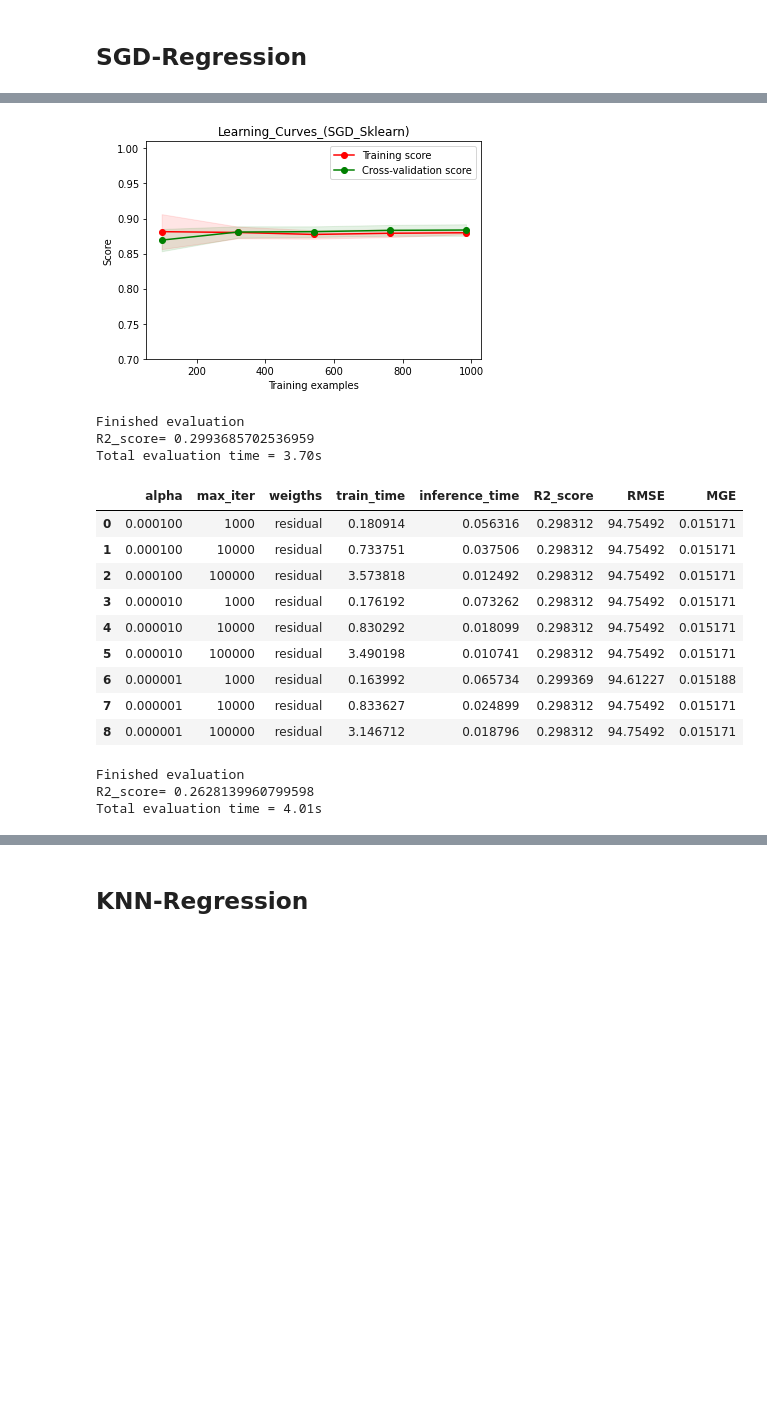
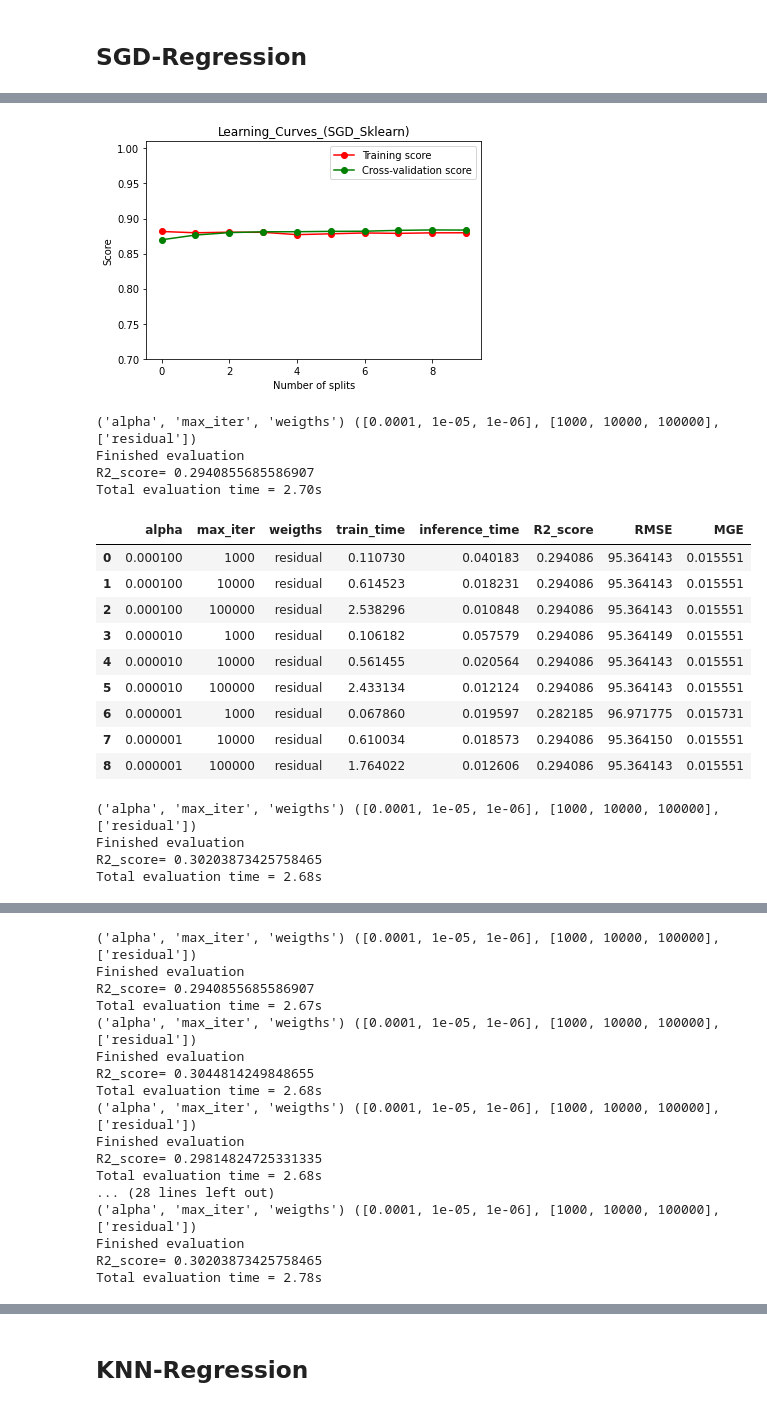
Before and after one commit to hitimr/ML_2020, a Jupyter notebook: Ex2/Moneyball/moneyball_exploration.ipynb, the cells around one changed output, grey strips where cells are left out. Cells and saved outputs as stored; diff of their text form; code cells hidden in the pictures; blank space fills up the shorter version.

```diff
--- a/Ex2/Moneyball/moneyball_exploration.ipynb
+++ b/Ex2/Moneyball/moneyball_exploration.ipynb
@@ -329,19 +404,25 @@ MODEL = SGDRegressor
 NAME = "SGD"
 PATH = "out/"+NAME+"/"
 params = {"alpha" : [0.0001]}
+n_splits = 10
 
-modeltrainer = ModelTrainer(MODEL, params, X, Y, f_eval=r2_score, Varerror=mean_gamma_deviance, Error="MGE")
+modeltrainer = ModelTrainer(MODEL, params, X, Y, Varerror=mean_gamma_deviance, Error="MGE")
 ########### train with TrainTestSplit  ###################
-modeltrainer.TTSplit(perc = 0.3)
-#modeltrainer.CV_fold(k = 6)
+modeltrainer.TTSplit(perc = 0.4)
 modeltrainer.train()
 res = modeltrainer.result
 display(res)
 
 
 ########### k-Fold Cross validation  ###################
-modeltrainer.CV_fold(k = 6)
+modeltrainer.CV_fold(k = n_splits, test_size = 0.4, random_state = 42)
 modeltrainer.train()
 res = modeltrainer.result
 display(res)
+
+########### shuffle_Cross validation  ###################
+score_list_SGD = modeltrainer.CV_shuffle_split(k = n_splits, test_size = 0.4, random_state = 42)
+modeltrainer.train()
+res = modeltrainer.result
+display(res)
 # %% [output]
@@ -358,52 +460,60 @@ Total evaluation time = 0.21s
 # %%
 plt.figure()
 plt.grid()
-
 title = "Learning_Curves_(SGD_Sklearn)"
 # Cross validation with 100 iterations to get smoother mean test and train
 # score curves, each time with 20% data randomly selected as a validation set.
-cv = ShuffleSplit(n_splits=10, test_size=0.2, random_state=0)
+cv = ShuffleSplit(n_splits=n_splits, test_size=0.2, random_state=0)
 
 estimator = SGDRegressor()
-plot_learning_curve(estimator, title, X, Y, ylim=(0.7, 1.01), cv=cv, n_jobs=4)
+plot_learning_curve(estimator, title, X, Y, ylim=(0.7, 1.01), cv=cv, n_jobs=4,train_sizes=np.linspace(.1, 1.0, n_splits))
 plt.savefig(PATH+title)
 plt.show()
 # %% [output]
-[figure, old version]
+[figure, new version]
 # %%
 MODEL = LinearRegression
 params = {"alpha" : [0.0001,0.00001, 0.000001],
          "max_iter": [1000,10000,100000],
          "weigths": ["residual"]}
 
-modeltrainer = ModelTrainer(MODEL, params, X, Y, f_eval=r2_score, Varerror=mean_gamma_deviance, Error="MGE")
+
+modeltrainer = ModelTrainer(MODEL, params, X, Y, Varerror=mean_gamma_deviance, Error="MGE")
 ########### train with TrainTestSplit  ###################
-modeltrainer.TTSplit(perc = 0.3)
+modeltrainer.TTSplit(perc = 0.4)
 modeltrainer.train()
 res = modeltrainer.result
 display(res)
 
 
 ########### k-Fold Cross validation  ###################
-modeltrainer.CV_fold(k = 6)
+modeltrainer.CV_fold(k = n_splits, test_size = 0.4, random_state = 42)
 modeltrainer.train()
 res = modeltrainer.result
 display(res)
+
+########### shuffle_Cross validation  ###################
+score_list_SGD_own = modeltrainer.CV_shuffle_split(k = n_splits, test_size = 0.4, random_state = 42)
+modeltrainer.train()
+res = modeltrainer.result
+display(res)
 # %% [output]
+('alpha', 'max_iter', 'weigths') ([0.0001, 1e-05, 1e-06], [1000, 10000, 100000], ['residual'])
 Finished evaluation
-R2_score= 0.2993685702536959
-Total evaluation time = 3.70s
+R2_score= 0.2940855685586907
+Total evaluation time = 2.70s
 |  | alpha | max_iter | weigths | train_time | inference_time | R2_score | RMSE | MGE |
-| 0 | 0.000100 | 1000 | residual | 0.180914 | 0.056316 | 0.298312 | 94.75492 | 0.015171 |
-| 1 | 0.000100 | 10000 | residual | 0.733751 | 0.037506 | 0.298312 | 94.75492 | 0.015171 |
-| 2 | 0.000100 | 100000 | residual | 3.573818 | 0.012492 | 0.298312 | 94.75492 | 0.015171 |
-| 3 | 0.000010 | 1000 | residual | 0.176192 | 0.073262 | 0.298312 | 94.75492 | 0.015171 |
-| 4 | 0.000010 | 10000 | residual | 0.830292 | 0.018099 | 0.298312 | 94.75492 | 0.015171 |
-| 5 | 0.000010 | 100000 | residual | 3.490198 | 0.010741 | 0.298312 | 94.75492 | 0.015171 |
-| 6 | 0.000001 | 1000 | residual | 0.163992 | 0.065734 | 0.299369 | 94.61227 | 0.015188 |
-| 7 | 0.000001 | 10000 | residual | 0.833627 | 0.024899 | 0.298312 | 94.75492 | 0.015171 |
-| 8 | 0.000001 | 100000 | residual | 3.146712 | 0.018796 | 0.298312 | 94.75492 | 0.015171 |
+| 0 | 0.000100 | 1000 | residual | 0.110730 | 0.040183 | 0.294086 | 95.364143 | 0.015551 |
+| 1 | 0.000100 | 10000 | residual | 0.614523 | 0.018231 | 0.294086 | 95.364143 | 0.015551 |
+| 2 | 0.000100 | 100000 | residual | 2.538296 | 0.010848 | 0.294086 | 95.364143 | 0.015551 |
+| 3 | 0.000010 | 1000 | residual | 0.106182 | 0.057579 | 0.294086 | 95.364149 | 0.015551 |
+| 4 | 0.000010 | 10000 | residual | 0.561455 | 0.020564 | 0.294086 | 95.364143 | 0.015551 |
+| 5 | 0.000010 | 100000 | residual | 2.433134 | 0.012124 | 0.294086 | 95.364143 | 0.015551 |
+| 6 | 0.000001 | 1000 | residual | 0.067860 | 0.019597 | 0.282185 | 96.971775 | 0.015731 |
+| 7 | 0.000001 | 10000 | residual | 0.610034 | 0.018573 | 0.294086 | 95.364150 | 0.015551 |
+| 8 | 0.000001 | 100000 | residual | 1.764022 | 0.012606 | 0.294086 | 95.364143 | 0.015551 |
+('alpha', 'max_iter', 'weigths') ([0.0001, 1e-05, 1e-06], [1000, 10000, 100000], ['residual'])
 Finished evaluation
-R2_score= 0.2628139960799598
-Total evaluation time = 4.01s
+R2_score= 0.30203873425758465
+Total evaluation time = 2.68s
 |  | alpha | max_iter | weigths | train_time | inference_time | R2_score | RMSE | MGE |
@@ -418,0 +529,17 @@ Total evaluation time = 4.01s
+('alpha', 'max_iter', 'weigths') ([0.0001, 1e-05, 1e-06], [1000, 10000, 100000], ['residual'])
+Finished evaluation
+R2_score= 0.2940855685586907
+Total evaluation time = 2.67s
+('alpha', 'max_iter', 'weigths') ([0.0001, 1e-05, 1e-06], [1000, 10000, 100000], ['residual'])
+Finished evaluation
+R2_score= 0.3044814249848655
+Total evaluation time = 2.68s
+('alpha', 'max_iter', 'weigths') ([0.0001, 1e-05, 1e-06], [1000, 10000, 100000], ['residual'])
+Finished evaluation
+R2_score= 0.29814824725331335
+Total evaluation time = 2.68s
+... (28 lines left out)
+('alpha', 'max_iter', 'weigths') ([0.0001, 1e-05, 1e-06], [1000, 10000, 100000], ['residual'])
+Finished evaluation
+R2_score= 0.30203873425758465
+Total evaluation time = 2.78s
```
Also changed, not shown: parts of 21 cells of this notebook, 32 other files.
